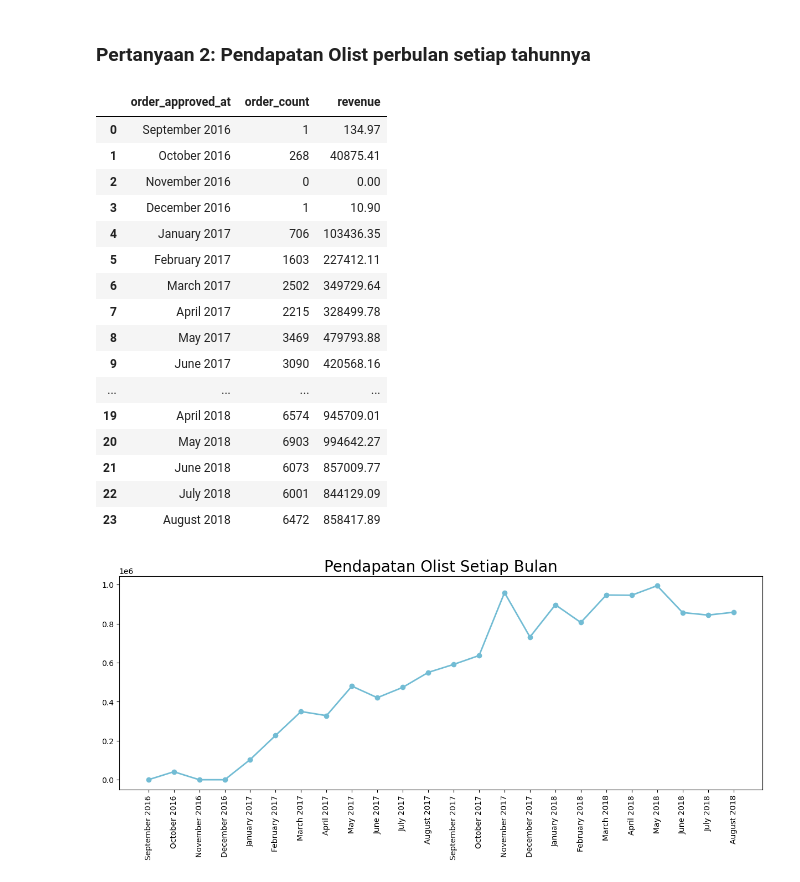
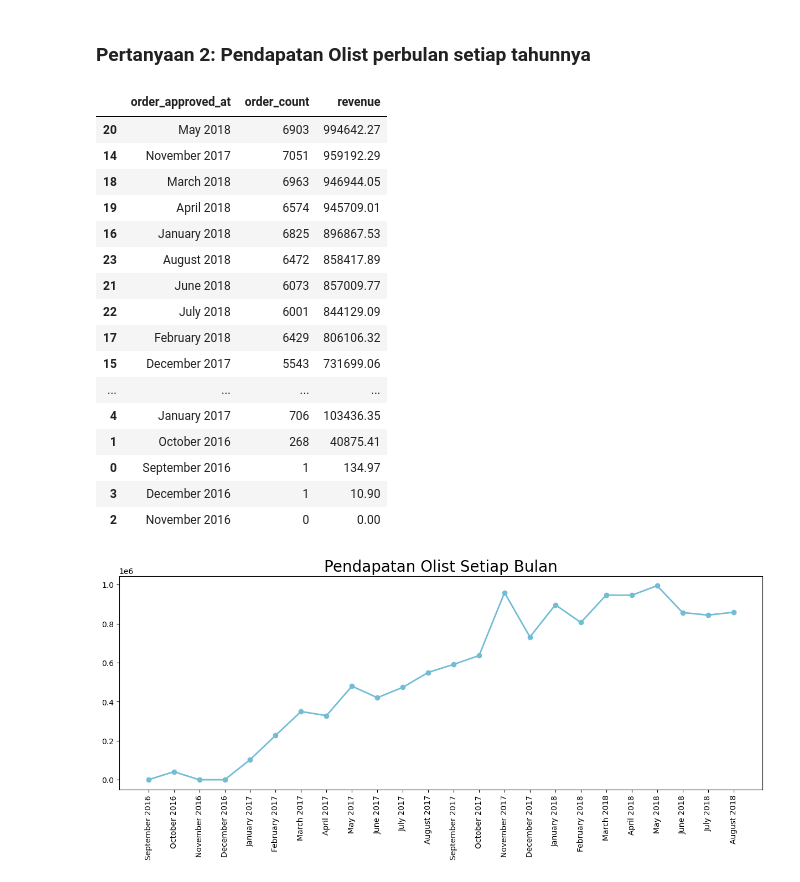
Before and after one commit to hng011/brazilian-ecommerce-analysis, a Jupyter notebook: notebook.ipynb, the cells around one changed output. Cells and saved outputs as stored; diff of their text form; code cells hidden in the pictures.

```diff
--- a/notebook.ipynb
+++ b/notebook.ipynb
@@ -1172,41 +1172,41 @@ plt.title("Jumlah pelanggan setiap negara bagian Brazil", fontsize=15);
 # %%
 # Resample untuk membuat data ditampilkan berdasarkan bulan yang datanya diambil melalui kolom order_approved_at
 monthly_per_year = all_df.resample(rule="M", on="order_approved_at").agg({
     "order_id": "nunique",
     "price": "sum"
 })
 
 # Mengubah format penanggalannya
 monthly_per_year.index = monthly_per_year.index.strftime("%B %Y")
 
 # Mereset index agar order_approved_at menjadi kolom
 monthly_per_year.reset_index(inplace=True)
 
 # Melakukan rename kolom agar lebih sesuai dengan kontennya
 monthly_per_year.rename(columns={
     "order_id":"order_count",
     "price":"revenue"
 }, inplace=True)
 
-monthly_per_year
+monthly_per_year.sort_values(by="revenue", ascending=False)
 # %% [output]
 |  | order_approved_at | order_count | revenue |
-| 0 | September 2016 | 1 | 134.97 |
-| 1 | October 2016 | 268 | 40875.41 |
-| 2 | November 2016 | 0 | 0.00 |
-| 3 | December 2016 | 1 | 10.90 |
-| 4 | January 2017 | 706 | 103436.35 |
-| 5 | February 2017 | 1603 | 227412.11 |
-| 6 | March 2017 | 2502 | 349729.64 |
-| 7 | April 2017 | 2215 | 328499.78 |
-| 8 | May 2017 | 3469 | 479793.88 |
-| 9 | June 2017 | 3090 | 420568.16 |
-| ... | ... | ... | ... |
+| 20 | May 2018 | 6903 | 994642.27 |
+| 14 | November 2017 | 7051 | 959192.29 |
+| 18 | March 2018 | 6963 | 946944.05 |
 | 19 | April 2018 | 6574 | 945709.01 |
-| 20 | May 2018 | 6903 | 994642.27 |
+| 16 | January 2018 | 6825 | 896867.53 |
+| 23 | August 2018 | 6472 | 858417.89 |
 | 21 | June 2018 | 6073 | 857009.77 |
 | 22 | July 2018 | 6001 | 844129.09 |
-| 23 | August 2018 | 6472 | 858417.89 |
+| 17 | February 2018 | 6429 | 806106.32 |
+| 15 | December 2017 | 5543 | 731699.06 |
+| ... | ... | ... | ... |
+| 4 | January 2017 | 706 | 103436.35 |
+| 1 | October 2016 | 268 | 40875.41 |
+| 0 | September 2016 | 1 | 134.97 |
+| 3 | December 2016 | 1 | 10.90 |
+| 2 | November 2016 | 0 | 0.00 |
 # %%
 plt.figure(figsize=(15,5))
 plt.plot(monthly_per_year["order_approved_at"],
```
Also changed, not shown: parts of 5 cells of this notebook, 2 other files.
